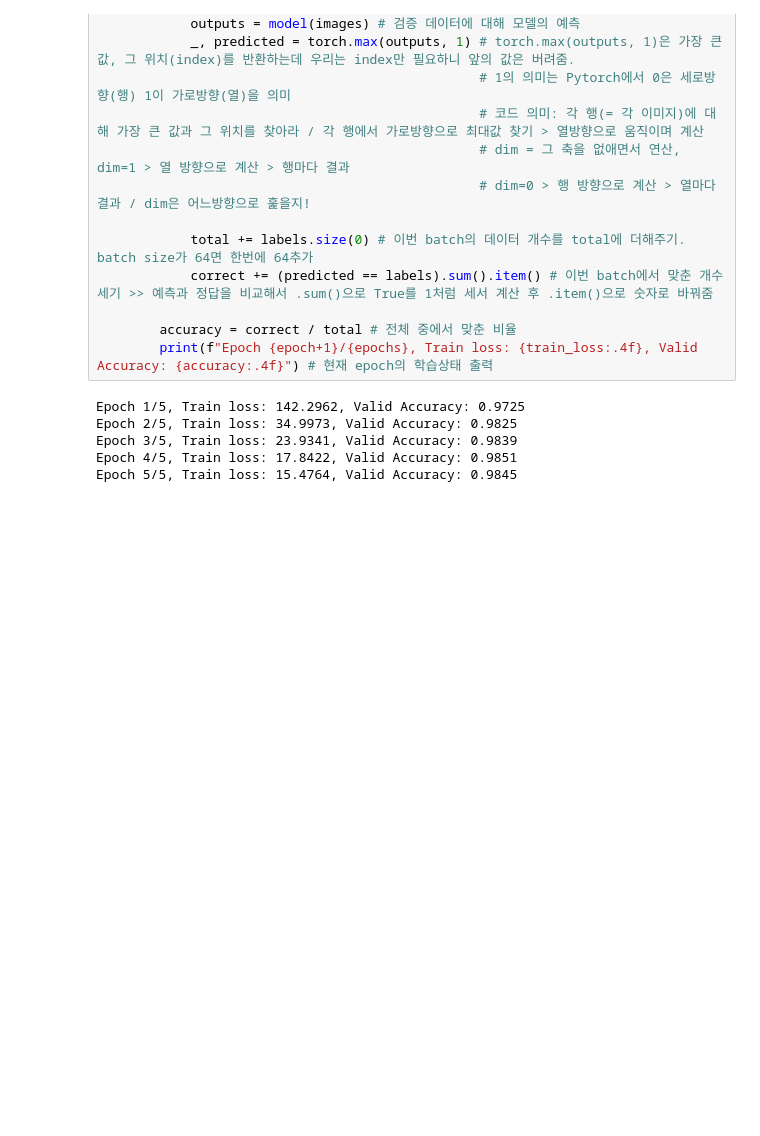
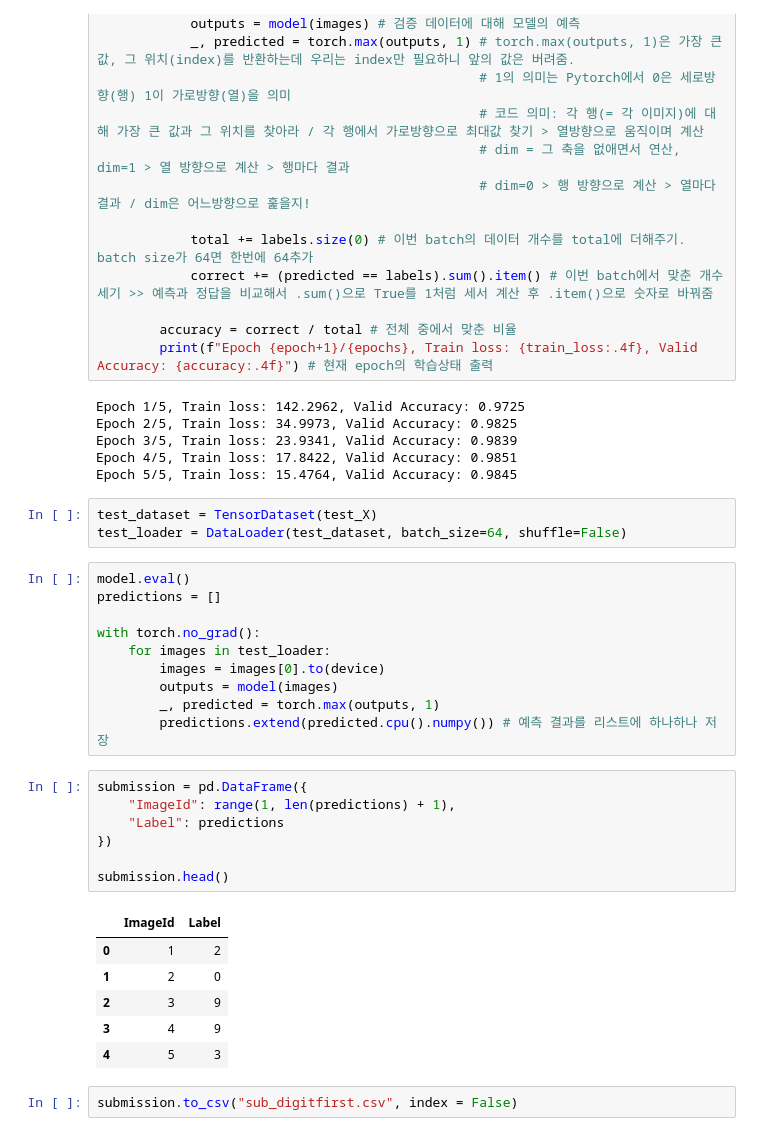
Before and after one commit to KickOutFury/AI-STUDY, a Jupyter notebook: KAGGLE/digit_recognizer/digit_recognizer.ipynb, the cells around one changed output. Drawn from its saved outputs; the diff is of its cells as text; blank space fills up the shorter version.

```diff
--- a/KAGGLE/digit_recognizer/digit_recognizer.ipynb
+++ b/KAGGLE/digit_recognizer/digit_recognizer.ipynb
@@ -198,3 +198,32 @@ Epoch 2/5, Train loss: 34.9973, Valid Accuracy: 0.9825
 Epoch 3/5, Train loss: 23.9341, Valid Accuracy: 0.9839
 Epoch 4/5, Train loss: 17.8422, Valid Accuracy: 0.9851
 Epoch 5/5, Train loss: 15.4764, Valid Accuracy: 0.9845
+# %%
+test_dataset = TensorDataset(test_X)
+test_loader = DataLoader(test_dataset, batch_size=64, shuffle=False)
+# %%
+model.eval()
+predictions = []
+
+with torch.no_grad():
+    for images in test_loader:
+        images = images[0].to(device)
+        outputs = model(images)
+        _, predicted = torch.max(outputs, 1)
+        predictions.extend(predicted.cpu().numpy()) # 예측 결과를 리스트에 하나하나 저장
+# %%
+submission = pd.DataFrame({
+    "ImageId": range(1, len(predictions) + 1),
+    "Label": predictions
+})
+
+submission.head()
+# %% [output]
+|  | ImageId | Label |
+| 0 | 1 | 2 |
+| 1 | 2 | 0 |
+| 2 | 3 | 9 |
+| 3 | 4 | 9 |
+| 4 | 5 | 3 |
+# %%
+submission.to_csv("sub_digitfirst.csv", index = False)
```
Also changed, not shown: 3 other files.
